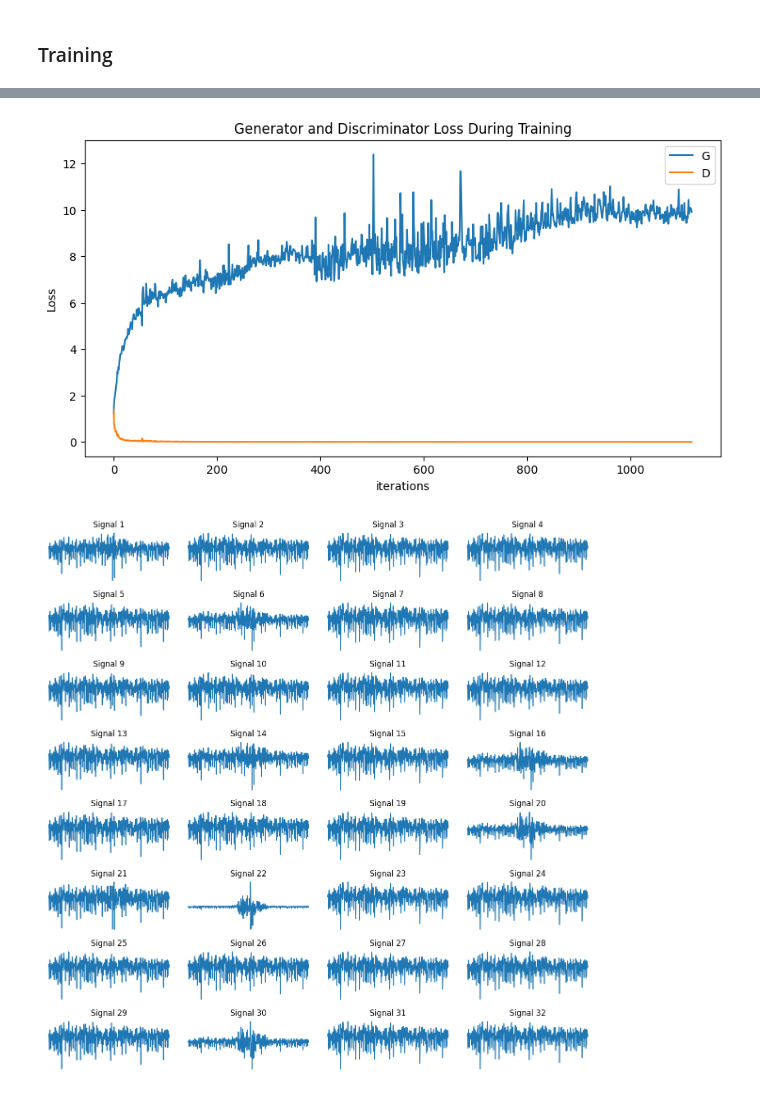
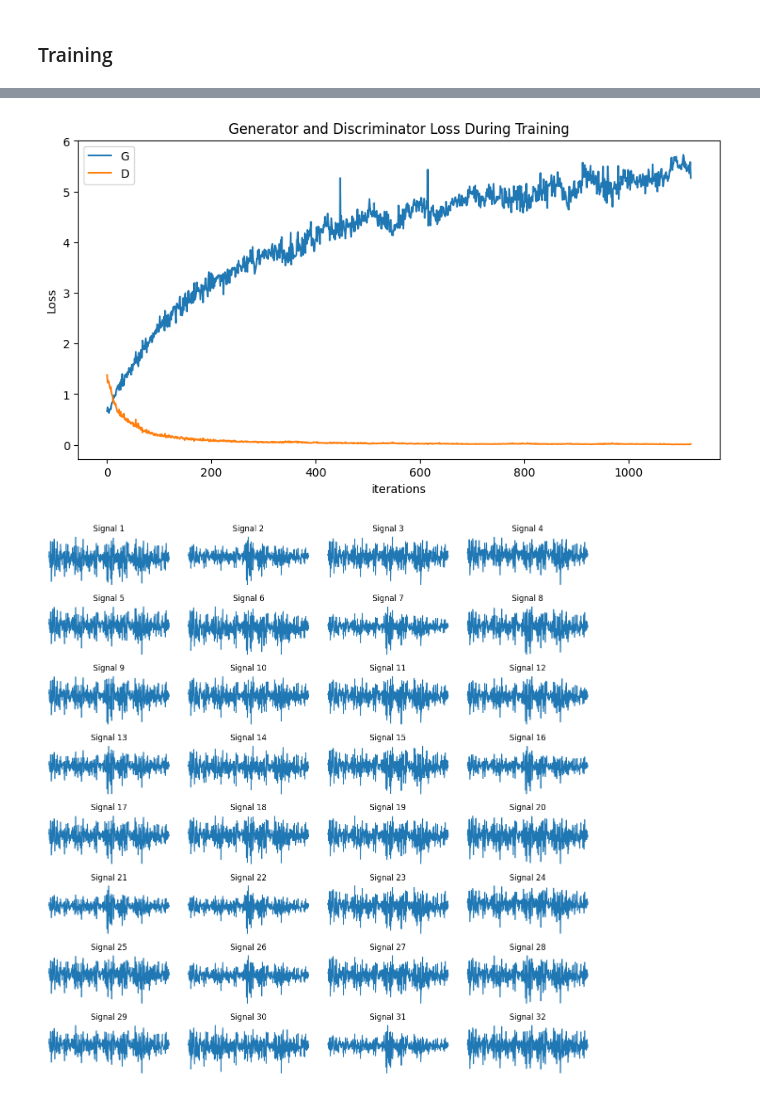
Before and after one commit to the-tarin/gw-generative-models, a Jupyter notebook: generated-data/gw-gans.ipynb, the cells around one changed output, grey strips where cells are left out. Saved outputs shown, nothing was run; the diff lists cells and outputs as text; code cells hidden in the pictures.

Commit message:
test leakyReLU

```diff
--- a/generated-data/gw-gans.ipynb
+++ b/generated-data/gw-gans.ipynb
@@ -49,7 +49,7 @@ batch_size = 32
 num_epochs = 20
 
 # Learning rate for optimizers
-lr = 0.0002
+lr = 0.00002
 
 # Beta1 hyperparameter for Adam optimizers
 beta1 = 0.5
@@ -128,31 +128,31 @@ class Generator(nn.Module):
         self.main = nn.Sequential(
             nn.ConvTranspose1d(nz, ngf * 64, kernel_size=4, stride=1, padding=0, bias=False),
             nn.BatchNorm1d(ngf * 64),
-            nn.ReLU(True),
+            nn.LeakyReLU(True),
 
             nn.ConvTranspose1d(ngf * 64, ngf * 32, kernel_size=4, stride=2, padding=1, bias=False),
             nn.BatchNorm1d(ngf * 32),
-            nn.ReLU(True),
+            nn.LeakyReLU(True),
 
             nn.ConvTranspose1d(ngf * 32, ngf * 16, kernel_size=4, stride=2, padding=1, bias=False),
             nn.BatchNorm1d(ngf * 16),
-            nn.ReLU(True),
+            nn.LeakyReLU(True),
 
             nn.ConvTranspose1d(ngf * 16, ngf * 8, kernel_size=4, stride=2, padding=1, bias=False),
             nn.BatchNorm1d(ngf * 8),
-            nn.ReLU(True),
+            nn.LeakyReLU(True),
 
             nn.ConvTranspose1d(ngf * 8, ngf * 4, kernel_size=4, stride=2, padding=1, bias=False),
             nn.BatchNorm1d(ngf * 4),
-            nn.ReLU(True),
+            nn.LeakyReLU(True),
 
             nn.ConvTranspose1d(ngf * 4, ngf * 2, kernel_size=4, stride=2, padding=1, bias=False),
             nn.BatchNorm1d(ngf * 2),
-            nn.ReLU(True),
+            nn.LeakyReLU(True),
 
             nn.ConvTranspose1d(ngf * 2, ngf, kernel_size=4, stride=2, padding=1, bias=False),
             nn.BatchNorm1d(ngf),
-            nn.ReLU(True),
+            nn.LeakyReLU(True),
 
             nn.ConvTranspose1d(ngf, nc, kernel_size=4, stride=2, padding=1, bias=False),
 
@@ -417,24 +415,24 @@ plt.ylabel("Loss")
 plt.legend()
 plt.show()
 # %% [output]
-[figure, old version]
+[figure, new version]
 # %%
-batch = signal_list[9]
+batch = signal_list[19]
 
 # plotting a single batch
 def plot_waveforms(batch):
     fig, axs = plt.subplots(8, int(batch_size/8), figsize=(12, 12))
     axs = axs.ravel()
 
     for i in range(len(batch)):
         signal = batch[i].squeeze()
         axs[i].plot(signal)
         axs[i].set_title(f'Signal {i+1}')
         axs[i].axis('off')
 
     plt.tight_layout()
     plt.show()
 
 plot_waveforms(batch)
 # %% [output]
-[figure, old version]
+[figure, new version]
```
Also changed, not shown: parts of 3 cells of this notebook.
